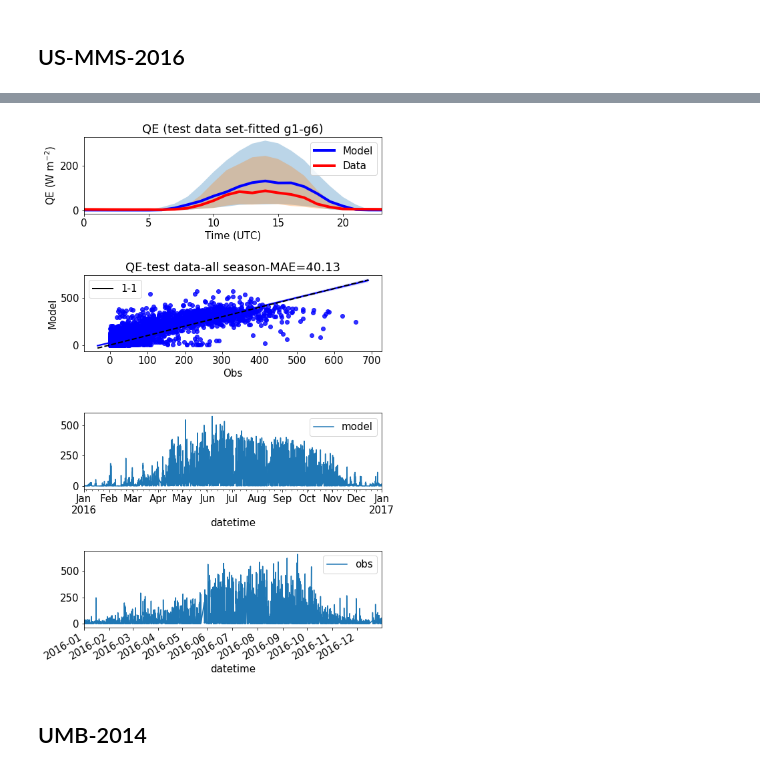
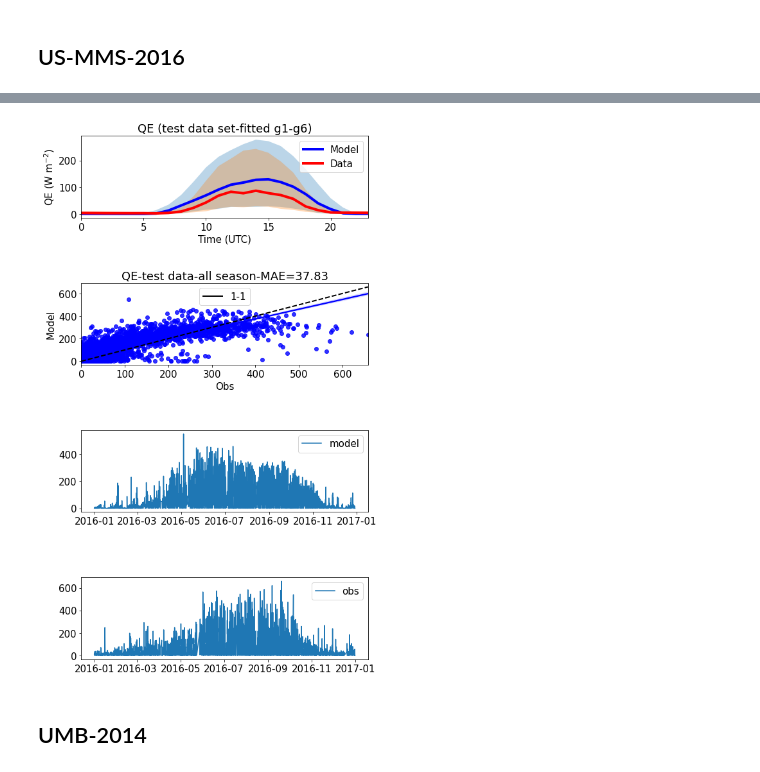
Before and after one commit to Urban-Meteorology-Reading/SUEWS_parameters, a Jupyter notebook: gs_DecTr_AMF.ipynb, the cells around one changed output, grey strips where cells are left out. Cells and saved outputs as stored; diff of their text form; code cells hidden in the pictures.

```diff
--- a/gs_DecTr_AMF.ipynb
+++ b/gs_DecTr_AMF.ipynb
@@ -71,6 +86,5 @@ for i in range(10):
 # %%
-df=df_output.SUEWS.loc[grid,:]
-df=df.resample('1h',closed='left',label='right').mean()
+df=all_LAI_output.resample('1h',closed='left',label='right').mean()
 # %%
 df_forcing.xsmd=df.SMD
 df_forcing.lai=df.LAI
@@ -272,0 +270,11 @@ gs_plot_test(g1,g2,g3,g4,g5,g6,g_max,s1,name,year,alpha)
+# %%
+alpha=6.7
+name='US-MMS'
+year=year
+with open('./outputs/roughness/all_periods_train.pkl','rb') as f:
+    all_periods=pickle.load(f)
+z0f=[0.16,0.18,0.18,0.18,0.16]
+zdf=[0.5,0.44,0.42,0.44,0.5]
+doy_LAI=all_periods[name][year]
+
+gs_plot_test(g1,g2,g3,g4,g5,g6,g_max,s1,name,year,z0f,zdf,doy_LAI,alpha)
@@ -295,8 +317,6 @@ g1_g6_all
 # To test
 # %% [markdown]
 ## US-MMS-2016
-# %%
-g_max=37.93609433834938
 # %%
 g1,g2,g3,g4,g5,g6=g1_g6_all.loc['US-MMS',:].values
 g_max=g_max
@@ -307,5 +327,13 @@ s1=5.56
 name='US-MMS'
 year=2016
 df_forcing= read_forcing(name,year)
-gs_plot_test(g1,g2,g3,g4,g5,g6,g_max,s1,name,year)
+
+with open('./outputs/roughness/all_periods_test.pkl','rb') as f:
+    all_periods=pickle.load(f)
+z0f=[0.16,0.18,0.18,0.18,0.16]
+zdf=[0.5,0.44,0.42,0.44,0.5]
+doy_LAI=all_periods[name][year]
+
+
+gs_plot_test(g1,g2,g3,g4,g5,g6,g_max,s1,name,year,z0f,zdf,doy_LAI)
 # %% [output]
@@ -323,4 +352,4 @@ gs_plot_test(g1,g2,g3,g4,g5,g6,g_max,s1,name,year)
-[figure, old version]
+[figure, new version]
 # %% [markdown]
 ## UMB-2014
 # %%
```
Also changed, not shown: parts of 19 cells of this notebook, 10 other files.
